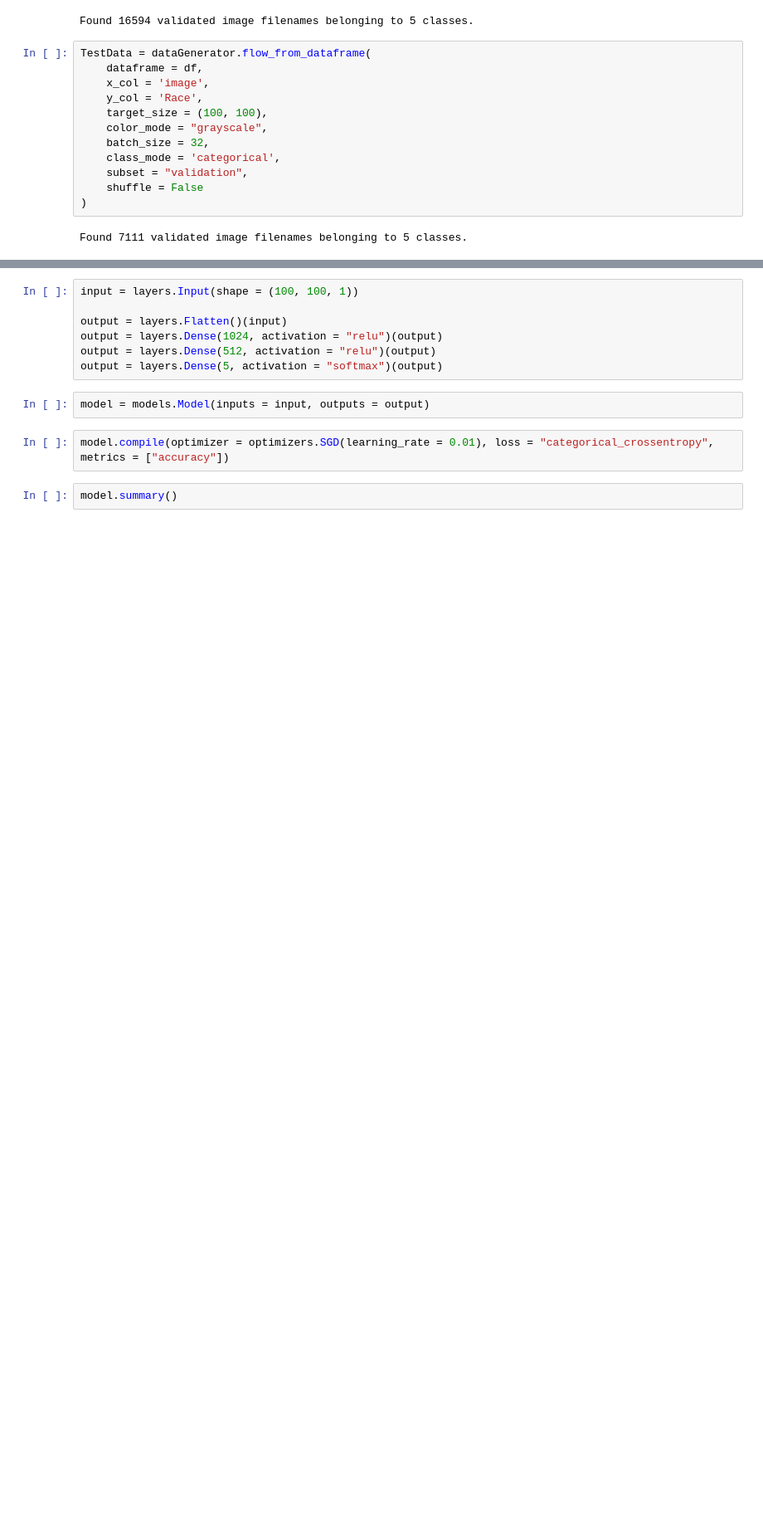
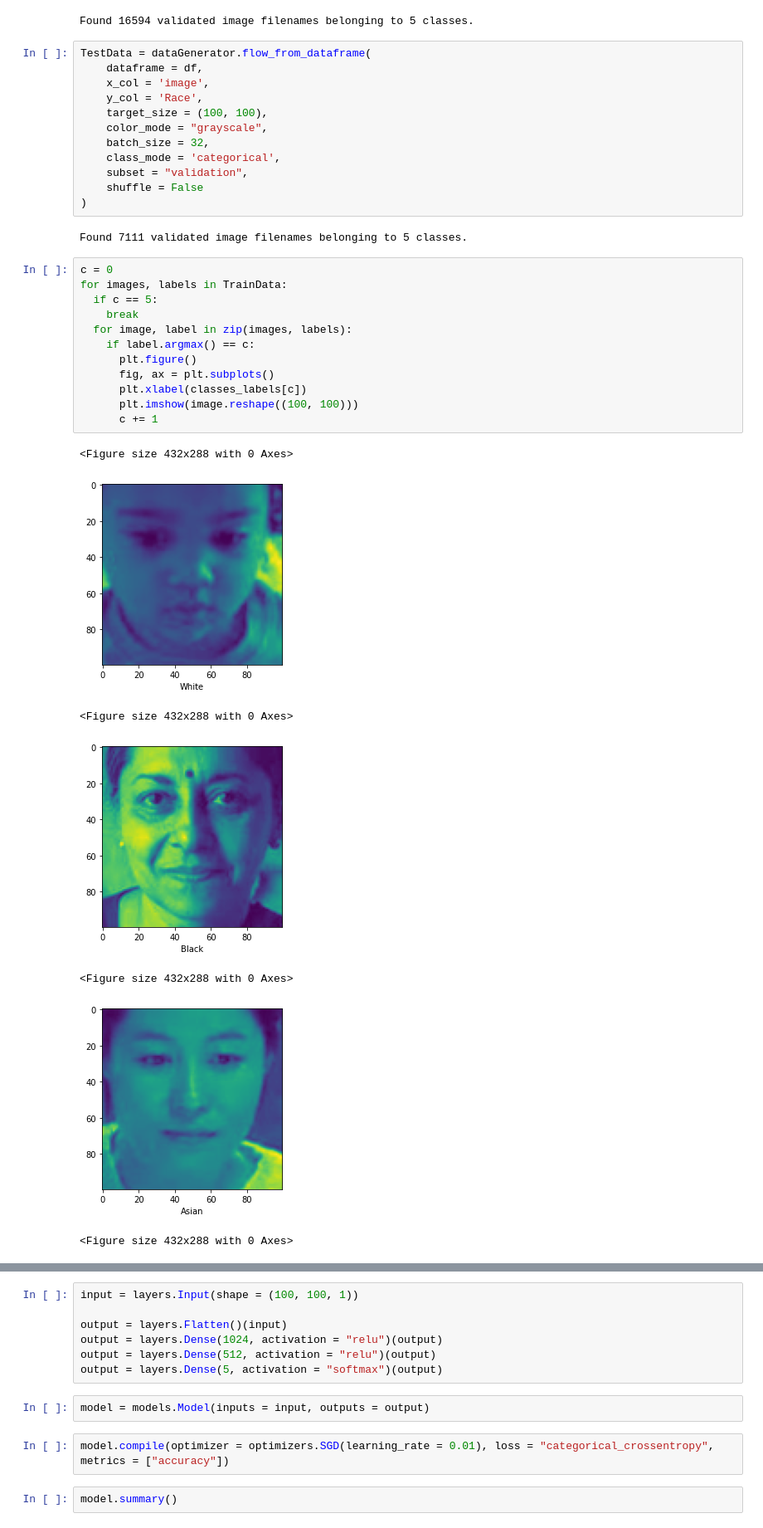
Before and after one commit to daneshvar-amrollahi/UTKFace-Classification, a Jupyter notebook: AI_CA5_P2.ipynb, the cells around one changed output, grey strips where cells are left out. Shown at 83% size. Cells and saved outputs as stored; diff of their text form; blank space fills up the shorter version.

```diff
--- a/AI_CA5_P2.ipynb
+++ b/AI_CA5_P2.ipynb
@@ -147,3 +147,23 @@ TestData = dataGenerator.flow_from_dataframe(
 )
 # %% [output]
 Found 7111 validated image filenames belonging to 5 classes.
+# %%
+c = 0
+for images, labels in TrainData:
+  if c == 5:
+    break
+  for image, label in zip(images, labels):
+    if label.argmax() == c:
+      plt.figure()
+      fig, ax = plt.subplots()
+      plt.xlabel(classes_labels[c])
+      plt.imshow(image.reshape((100, 100)))
+      c += 1
+# %% [output]
+<Figure size 432x288 with 0 Axes>
+[figure, added]
+<Figure size 432x288 with 0 Axes>
+[figure, added]
+<Figure size 432x288 with 0 Axes>
+[figure, added]
+<Figure size 432x288 with 0 Axes>
```
Also changed, not shown: parts of 11 cells of this notebook.
